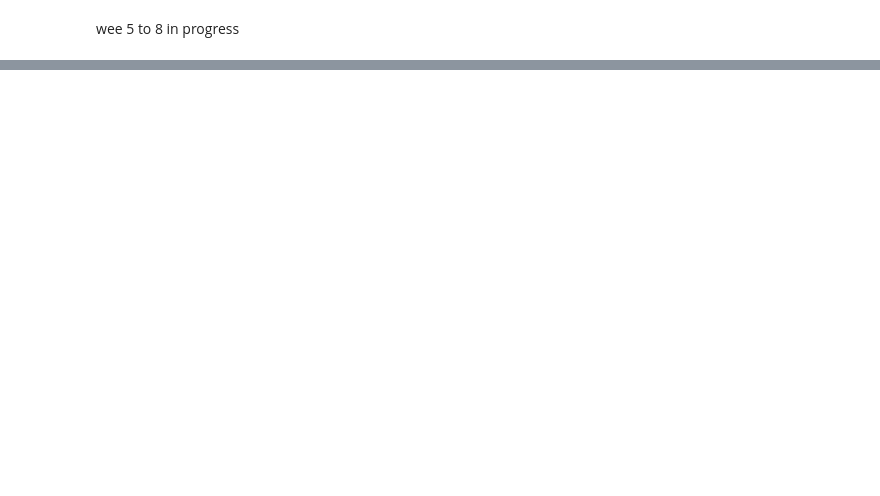
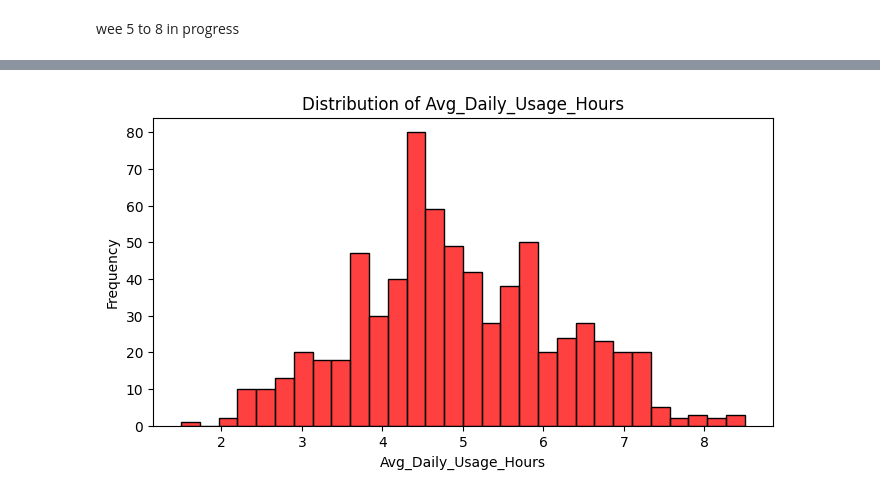
Before and after one commit to SyusufWaliyyi/FlexiSAF_Intership, a Jupyter notebook: week_5/week_5.ipynb, the cells around one changed output, grey strips where cells are left out. Saved outputs shown, nothing was run; the diff lists cells and outputs as text; code cells hidden in the pictures; blank space fills up the shorter version.

```diff
--- a/week_5/week_5.ipynb
+++ b/week_5/week_5.ipynb
@@ -78,0 +126,10 @@ wee 5 to 8 in progress
+# %%
+# Visualizing the distribution of a Avg_Daily_Usage_Hours
+plt.figure(figsize=(8, 4))
+sns.histplot(df['Avg_Daily_Usage_Hours'], bins=30, color='red')
+plt.title('Distribution of Avg_Daily_Usage_Hours')
+plt.xlabel('Avg_Daily_Usage_Hours')
+plt.ylabel('Frequency')
+plt.show()
+# %% [output]
+[figure, added]
```
Also changed, not shown: parts of 12 cells of this notebook.
